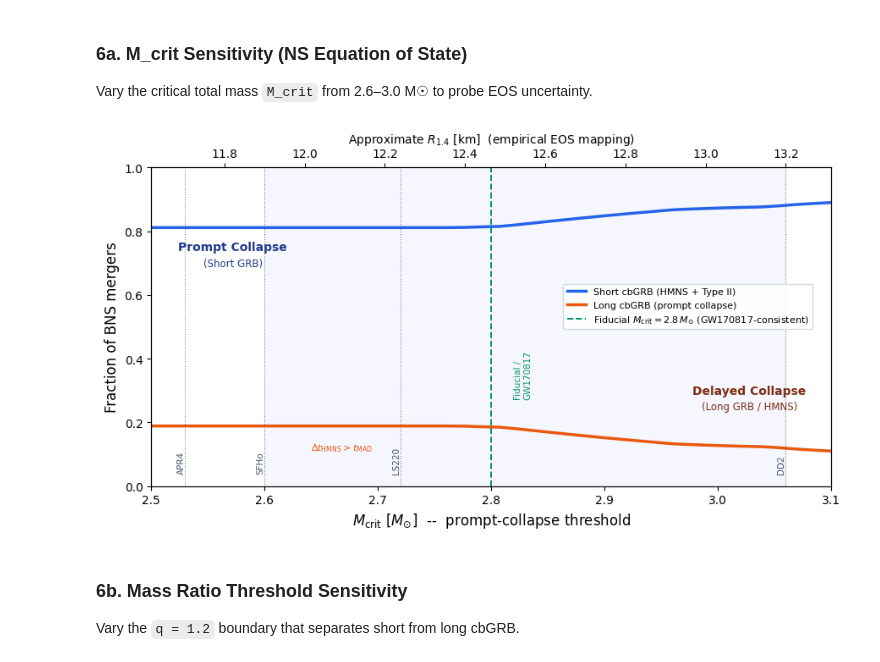
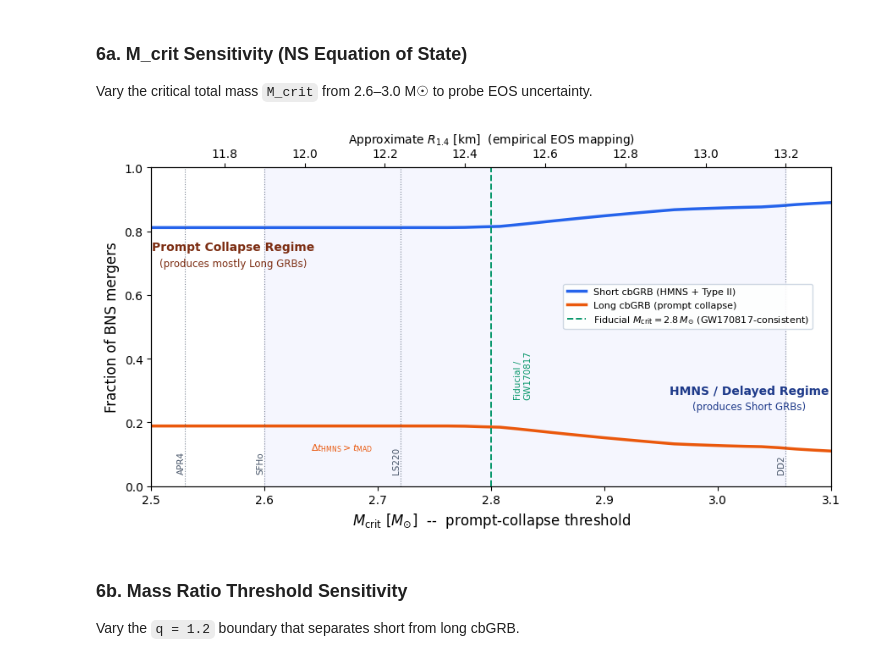
Before and after one commit to jorodgrz/GRBproject, a Jupyter notebook: GRB_BNS.ipynb, the cells around one changed output. Drawn from its saved outputs; the diff is of its cells as text; code cells hidden in the pictures.

```diff
--- a/GRB_BNS.ipynb
+++ b/GRB_BNS.ipynb
@@ -348,45 +348,47 @@ for name, mc in eos_models.items():
                 color='#475569', ha='right', va='bottom')
 
 
-# Territory labels: anchored to axes fractions
-ax.text(0.12, 0.75, 'Prompt Collapse', fontsize=10, transform=ax.transAxes,
+# Territory labels: color matches dominant data line in each region
+# Left (low M_crit): prompt collapse regime — Long cbGRB dominates
+ax.text(0.12, 0.75, 'Prompt Collapse Regime', fontsize=10, transform=ax.transAxes,
+        color='#7C2D12', ha='center', va='center', fontweight='bold')
+ax.text(0.12, 0.70, '(produces mostly Long GRBs)', fontsize=8.5, transform=ax.transAxes,
+        color='#7C2D12', ha='center', va='center')
+
+# Right (high M_crit): HMNS regime — Short cbGRB (Type I) dominates
+ax.text(0.88, 0.30, 'HMNS / Delayed Regime', fontsize=10, transform=ax.transAxes,
         color='#1E3A8A', ha='center', va='center', fontweight='bold')
-ax.text(0.12, 0.70, '(Short GRB)', fontsize=8.5, transform=ax.transAxes,
+ax.text(0.88, 0.25, '(produces Short GRBs)', fontsize=8.5, transform=ax.transAxes,
         color='#1E3A8A', ha='center', va='center')
-
-ax.text(0.88, 0.30, 'Delayed Collapse', fontsize=10, transform=ax.transAxes,
-        color='#7C2D12', ha='center', va='center', fontweight='bold')
-ax.text(0.88, 0.25, '(Long GRB / HMNS)', fontsize=8.5, transform=ax.transAxes,
-        color='#7C2D12', ha='center', va='center')
 
 # MAD note centered in the SFHo-LS220 gap
 ax.text(0.28, 0.12, '$\\Delta t_{\\rm HMNS} > t_{\\rm MAD}$', transform=ax.transAxes,
         fontsize=8, color='#EA580C', ha='center', va='center', style='italic')
 
 # Legend raised to give labels below plenty of room
 ax.legend(fontsize=8, loc='upper right',
           bbox_to_anchor=(0.98, 0.65),
           frameon=True, framealpha=0.9, edgecolor='#CBD5E1')
 
 ax.set_xlim(M_crit_range[0], M_crit_range[-1])
 ax.set_ylim(0, 1)
 ax.set_xlabel(
     '$M_{\\mathrm{crit}}$ [$M_{\\odot}$]  --  prompt-collapse threshold',
     fontsize=12)
 ax.set_ylabel('Fraction of BNS mergers', fontsize=12)
 
 ax2 = ax.twiny()
 ax2.set_xlim(mcrit_to_r14(M_crit_range[0]), mcrit_to_r14(M_crit_range[-1]))
 ax2.set_xlabel(
     'Approximate $R_{1.4}$ [km]  (empirical EOS mapping)',
     fontsize=10)
 
 plt.tight_layout()
 plt.savefig('/Users/josephrodriguez/research visualization/plots/bns_mcrit_sensitivity.png',
             dpi=150, bbox_inches='tight')
 plt.show()
 # %% [output]
-[figure, old version]
+[figure, new version]
 # %% [markdown]
 ### 6b. Mass Ratio Threshold Sensitivity
 
```
Also changed, not shown: 7 other files.
